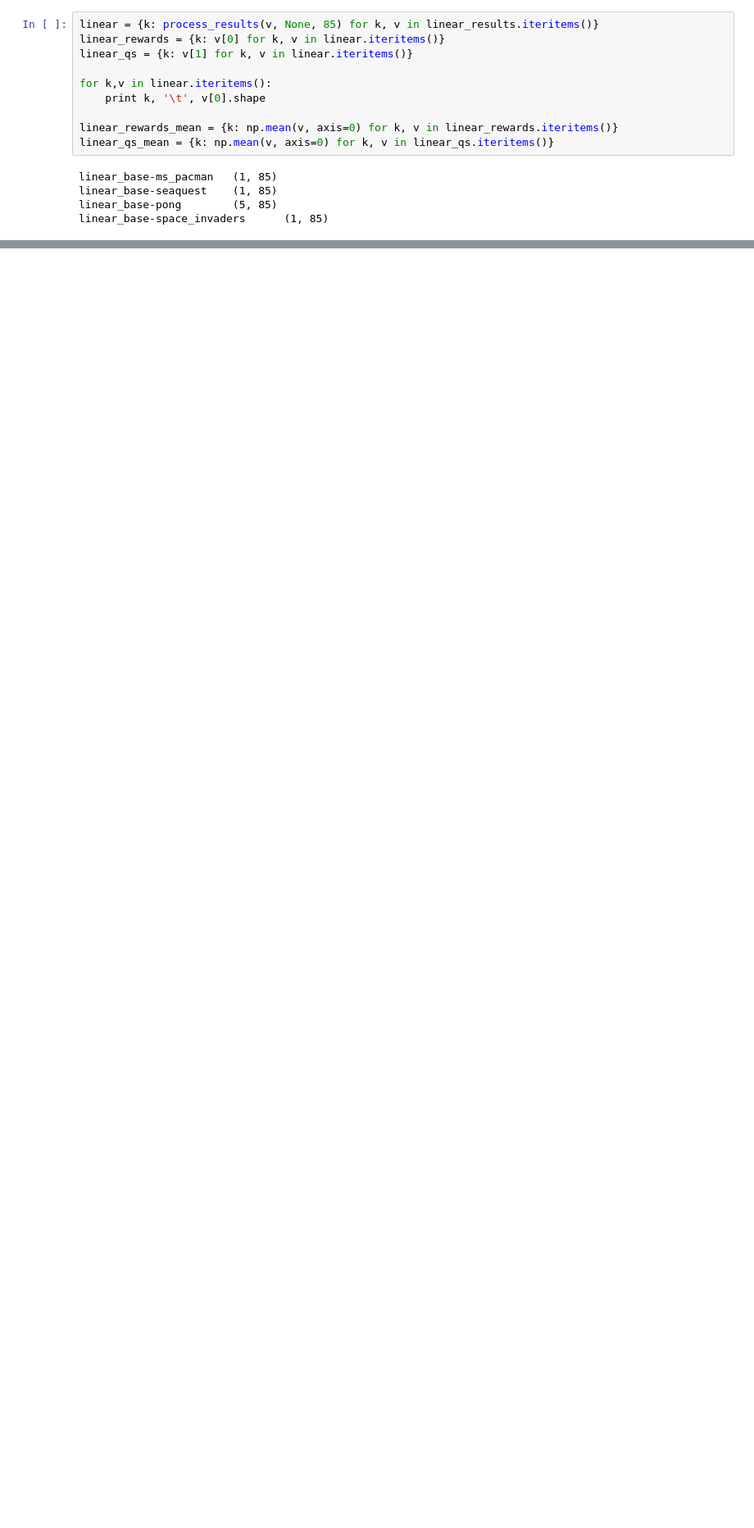
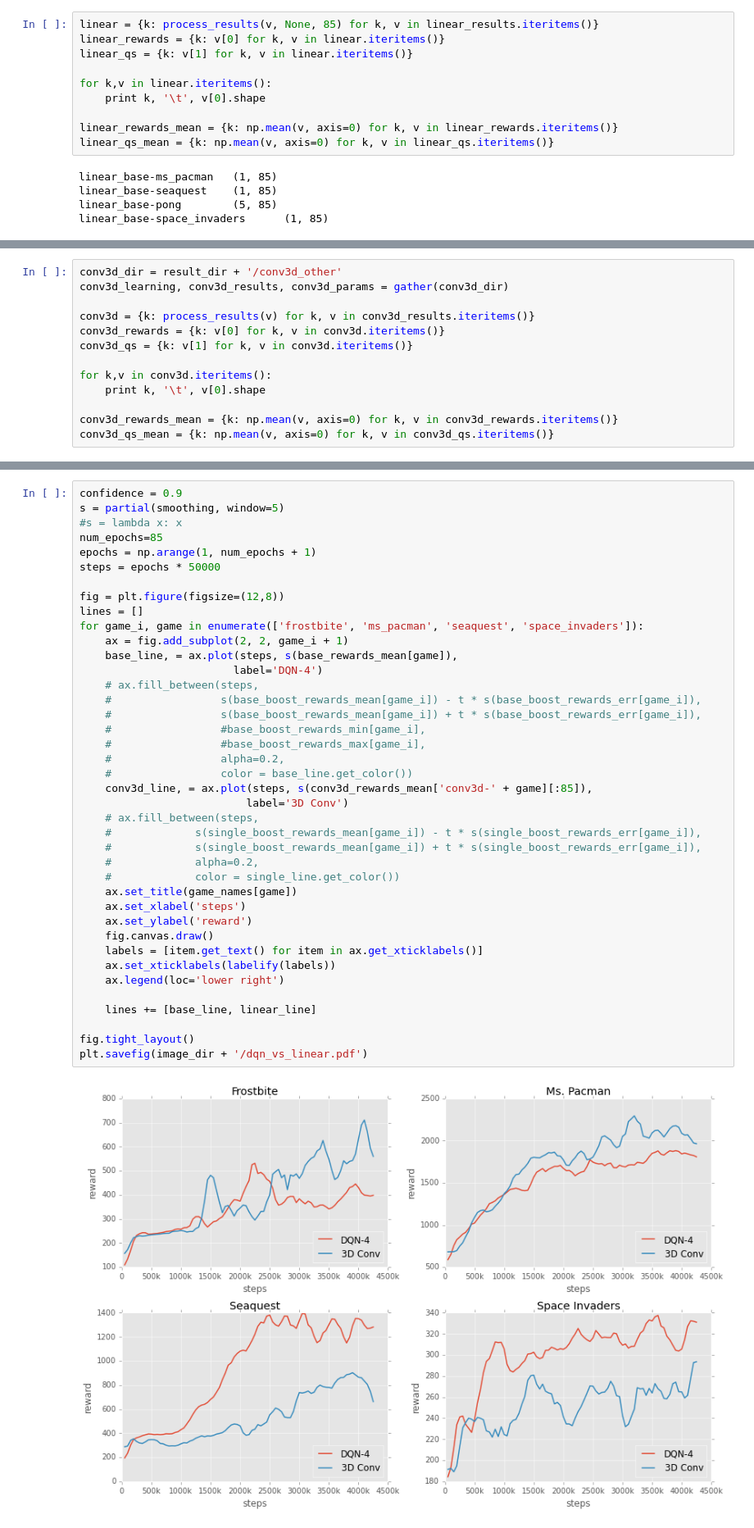
Before and after one commit to rubenvereecken/thesis, a Jupyter notebook: notebooks/Analysis.ipynb, the cells around one changed output, grey strips where cells are left out. Shown at 82% size. Saved outputs shown, nothing was run; the diff lists cells and outputs as text; blank space fills up the shorter version.

```diff
--- a/notebooks/Analysis.ipynb
+++ b/notebooks/Analysis.ipynb
@@ -1356,3 +1337,16 @@ fig.tight_layout()
 plt.savefig(image_dir + '/dqn_vs_linear.pdf')
 # %% [output]
 [figure]
+# %%
+conv3d_dir = result_dir + '/conv3d_other'
+conv3d_learning, conv3d_results, conv3d_params = gather(conv3d_dir)
+
+conv3d = {k: process_results(v) for k, v in conv3d_results.iteritems()}
+conv3d_rewards = {k: v[0] for k, v in conv3d.iteritems()}
+conv3d_qs = {k: v[1] for k, v in conv3d.iteritems()}
+
+for k,v in conv3d.iteritems():
+    print k, '\t', v[0].shape
+
+conv3d_rewards_mean = {k: np.mean(v, axis=0) for k, v in conv3d_rewards.iteritems()}
+conv3d_qs_mean = {k: np.mean(v, axis=0) for k, v in conv3d_qs.iteritems()}
@@ -1358,0 +1359,42 @@ plt.savefig(image_dir + '/dqn_vs_linear.pdf')
+# %%
+confidence = 0.9
+s = partial(smoothing, window=5)
+#s = lambda x: x
+num_epochs=85
+epochs = np.arange(1, num_epochs + 1)
+steps = epochs * 50000
+
+fig = plt.figure(figsize=(12,8))
+lines = []
+for game_i, game in enumerate(['frostbite', 'ms_pacman', 'seaquest', 'space_invaders']):
+    ax = fig.add_subplot(2, 2, game_i + 1)
+    base_line, = ax.plot(steps, s(base_rewards_mean[game]),
+                        label='DQN-4')
+    # ax.fill_between(steps,
+    #                 s(base_boost_rewards_mean[game_i]) - t * s(base_boost_rewards_err[game_i]),
+    #                 s(base_boost_rewards_mean[game_i]) + t * s(base_boost_rewards_err[game_i]),
+    #                 #base_boost_rewards_min[game_i],
+    #                 #base_boost_rewards_max[game_i],
+    #                 alpha=0.2,
+    #                 color = base_line.get_color())
+    conv3d_line, = ax.plot(steps, s(conv3d_rewards_mean['conv3d-' + game][:85]),
+                          label='3D Conv')
+    # ax.fill_between(steps,
+    #             s(single_boost_rewards_mean[game_i]) - t * s(single_boost_rewards_err[game_i]),
+    #             s(single_boost_rewards_mean[game_i]) + t * s(single_boost_rewards_err[game_i]),
+    #             alpha=0.2,
+    #             color = single_line.get_color())
+    ax.set_title(game_names[game])
+    ax.set_xlabel('steps')
+    ax.set_ylabel('reward')
+    fig.canvas.draw()
+    labels = [item.get_text() for item in ax.get_xticklabels()]
+    ax.set_xticklabels(labelify(labels))
+    ax.legend(loc='lower right')
+
+    lines += [base_line, linear_line]
+
+fig.tight_layout()
+plt.savefig(image_dir + '/dqn_vs_linear.pdf')
+# %% [output]
+[figure, added]
```
Also changed, not shown: parts of 10 cells of this notebook, 52 other files.
